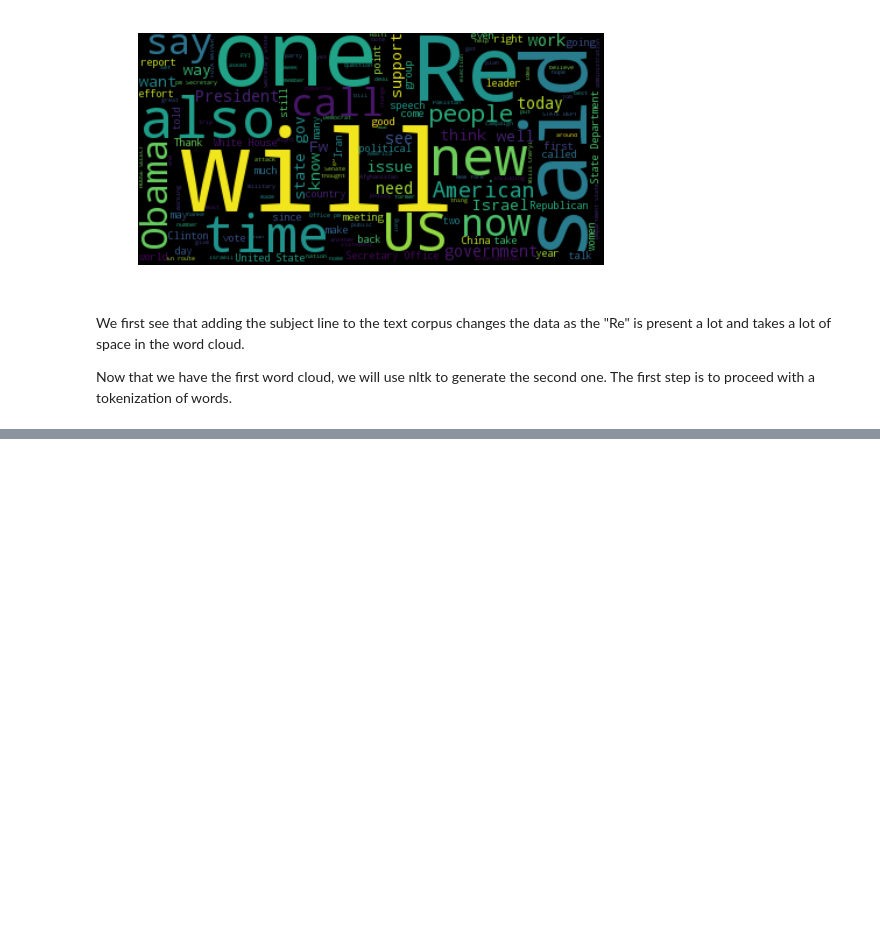
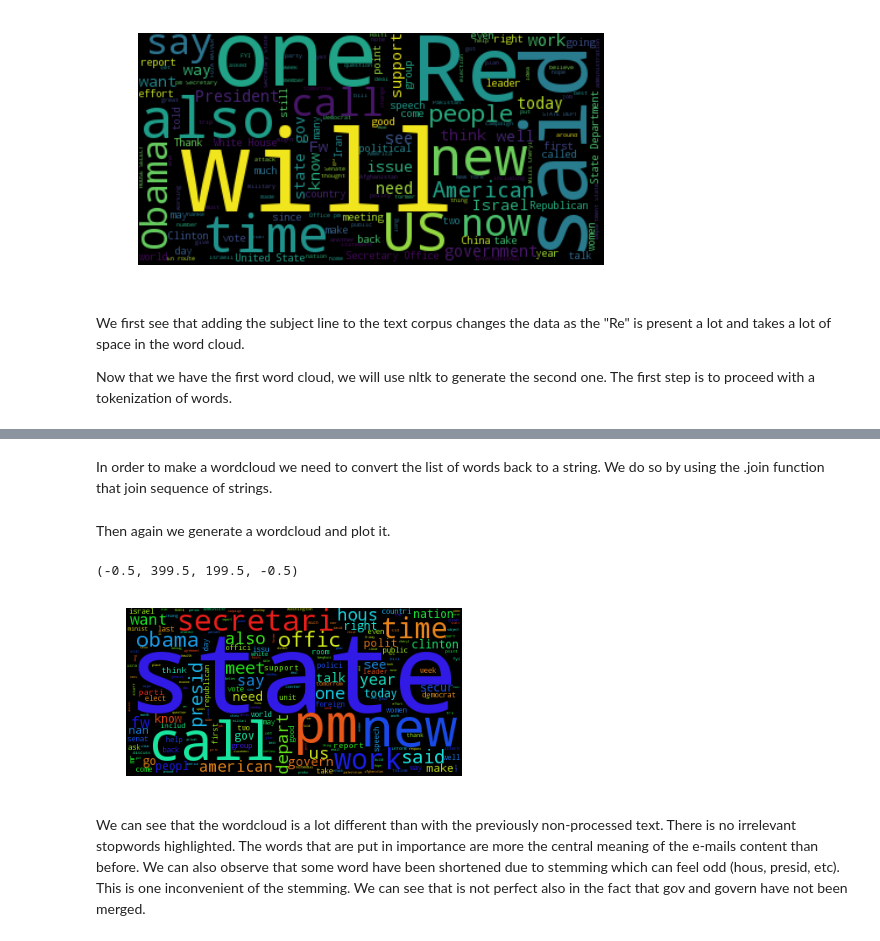
Before and after one commit to ThomVett/Homework, a Jupyter notebook: HW_05/Homework 5.ipynb, the cells around one changed output, grey strips where cells are left out. Saved outputs shown, nothing was run; the diff lists cells and outputs as text; code cells hidden in the pictures; blank space fills up the shorter version.

Commit message:
finished the part one with short processing pipeline (tokenization, stopwords removal and stemming).

```diff
--- a/HW_05/Homework 5.ipynb
+++ b/HW_05/Homework 5.ipynb
@@ -79,0 +78,6 @@ words = text[1:10
+# %%
+from nltk.corpus import stopwords
+stop_words = set(stopwords.words('english'))
+stop_words.update(['.', ',', '"', "'", '?', '!', ':', ';', '(', ')', '[', ']', '{', '}', '<', '>', '...', '-', 'n\'t']) # remove it if you need punctuation
+
+words_without_stop = [i.lower() for i in text_nltk if i.lower() not in stop_words]
@@ -79,0 +108,25 @@ words = text[1:10
+# %%
+from nltk.stem.snowball import SnowballStemmer
+
+stemmer = SnowballStemmer("english") #initialization of the stemmer
+
+words_stemmed = [stemmer.stem(t) for t in words_without_stop] # run the stemmer on each words of our list
+# %% [markdown]
+In order to make a wordcloud we need to convert the list of words back to a string. We do so by using the .join function that join sequence of strings.
+# %%
+s = ' '; # separator for the conversion from list to string
+
+text_final = s.join(words_stemmed)
+# %% [markdown]
+Then again we generate a wordcloud and plot it.
+# %%
+# Generate a word cloud image
+wordcloud = WordCloud().generate(text_final)
+# %%
+plt.imshow(wordcloud)
+plt.axis("off")
+# %% [output]
+(-0.5, 399.5, 199.5, -0.5)
+[figure, added]
+# %% [markdown]
+We can see that the wordcloud is a lot different than with the previously non-processed text. There is no irrelevant stopwords highlighted. The words that are put in importance are more the central meaning of the e-mails content than before. We can also observe that some word have been shortened due to stemming which can feel odd (hous, presid, etc). This is one inconvenient of the stemming. We can see that is not perfect also in the fact that gov and govern have not been merged.
```
Also changed, not shown: parts of 6 cells of this notebook.
